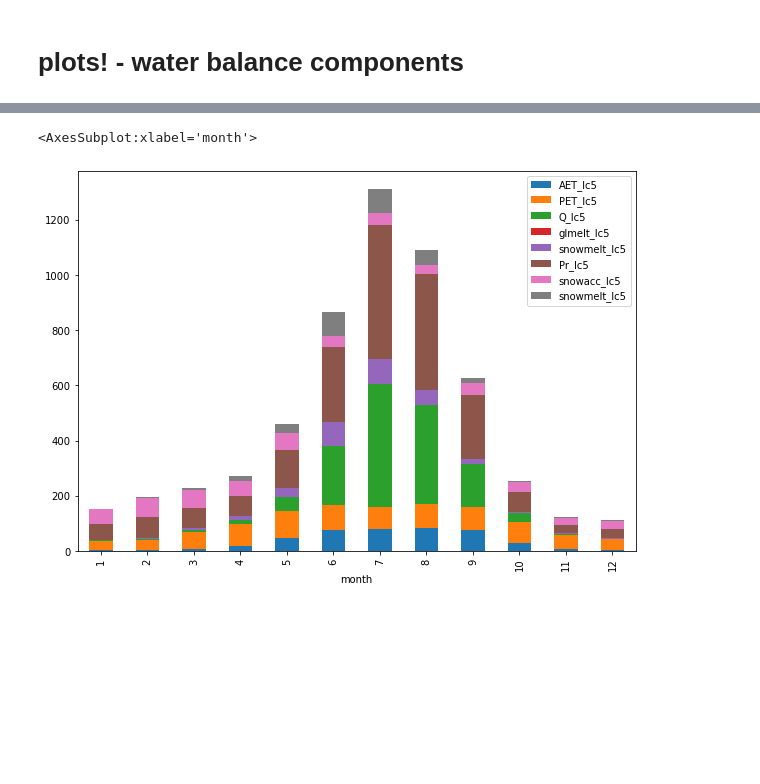
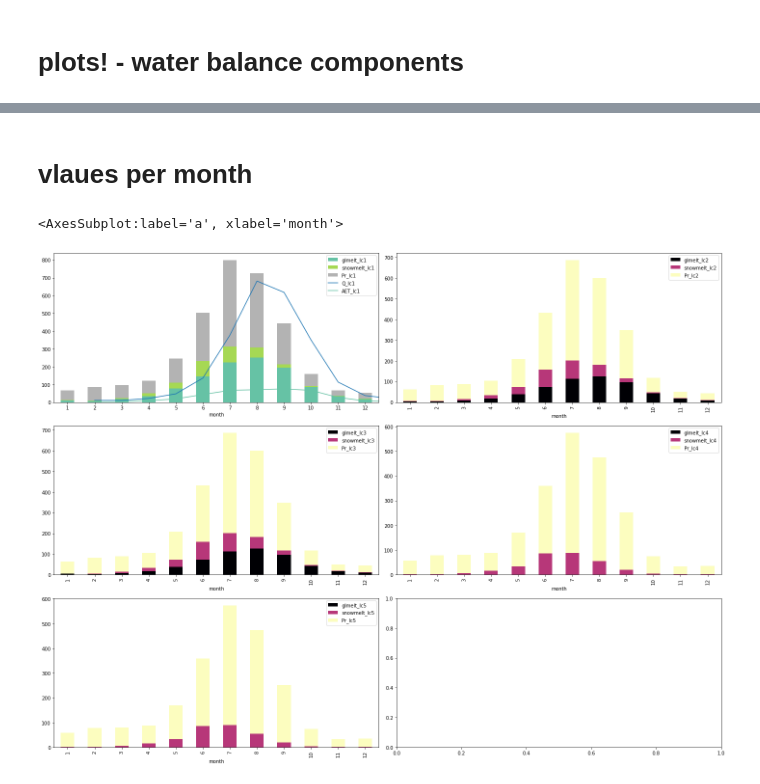
Before and after one commit to varyabazilova/sedcas_sediments_hma, a Jupyter notebook: 202406_modelruns/process_and_plot_hydro_new.ipynb, the cells around one changed output, grey strips where cells are left out. Saved outputs shown, nothing was run; the diff lists cells and outputs as text; code cells hidden in the pictures; blank space fills up the shorter version.

```diff
--- a/202406_modelruns/process_and_plot_hydro_new.ipynb
+++ b/202406_modelruns/process_and_plot_hydro_new.ipynb
@@ -310,3 +311,5 @@ if landcover_idx ==3:
+# %% [markdown]
+# vlaues per month
 # %%
 # List of components (example structure)
 wb_components = [aet1_melted, pet1_melted, Q1_melted, glmelt1_melted, snowmelt1_melted,
@@ -326,9 +329,29 @@ for c in wb_components:
 result_df = pd.concat(grouped_dfs, axis=1)
 
 # result_df.to_csv(folder + f'wb_components_monthly_mean_{location}_landcover{landcover_idx}.csv')
+# %%
+wb1 = pd.read_csv(folder + f'wb_components_monthly_mean_langtang_landcover1.csv', index_col = 0)
+wb2 = pd.read_csv(folder + f'wb_components_monthly_mean_langtang_landcover2.csv', index_col = 0)
+wb3 = pd.read_csv(folder + f'wb_components_monthly_mean_langtang_landcover3.csv', index_col = 0)
+wb4 = pd.read_csv(folder + f'wb_components_monthly_mean_langtang_landcover4.csv', index_col = 0)
+wb5 = pd.read_csv(folder + f'wb_components_monthly_mean_langtang_landcover5.csv', index_col = 0)
 # %%
-result_df.plot(kind = 'bar', stacked = True, figsize=(10, 7))
+fig = plt.figure(figsize=(20, 15), layout = 'tight')
+mosaic = fig.subplot_mosaic('''
+                            ab
+                            cd
+                            ef
+                            ''')
+
+wb1[['glmelt_lc1', 'snowmelt_lc1', 'Pr_lc1']].plot(ax = mosaic['a'], kind = 'bar', stacked = True, cmap = 'Set2')
+wb2[['glmelt_lc2', 'snowmelt_lc2', 'Pr_lc2']].plot(ax = mosaic['b'], kind = 'bar', stacked = True, cmap = 'magma')
+wb3[['glmelt_lc3', 'snowmelt_lc3', 'Pr_lc3']].plot(ax = mosaic['c'], kind = 'bar', stacked = True, cmap = 'magma')
+wb4[['glmelt_lc4', 'snowmelt_lc4', 'Pr_lc4']].plot(ax = mosaic['d'], kind = 'bar', stacked = True, cmap = 'magma')
+wb5[['glmelt_lc5', 'snowmelt_lc5', 'Pr_lc5']].plot(ax = mosaic['e'], kind = 'bar', stacked = True, cmap = 'magma')
+
+wb1[['Q_lc1']].plot(ax = mosaic['a'], kind = 'line')
+wb1[['AET_lc1']].plot(ax = mosaic['a'], kind = 'line', stacked = True, cmap = 'Set2')
 # %% [output]
-<AxesSubplot:xlabel='month'>
+<AxesSubplot:label='a', xlabel='month'>
-[figure, old version]
+[figure, new version]
 # %%
```
Also changed, not shown: parts of 29 cells of this notebook, 5 other files.
